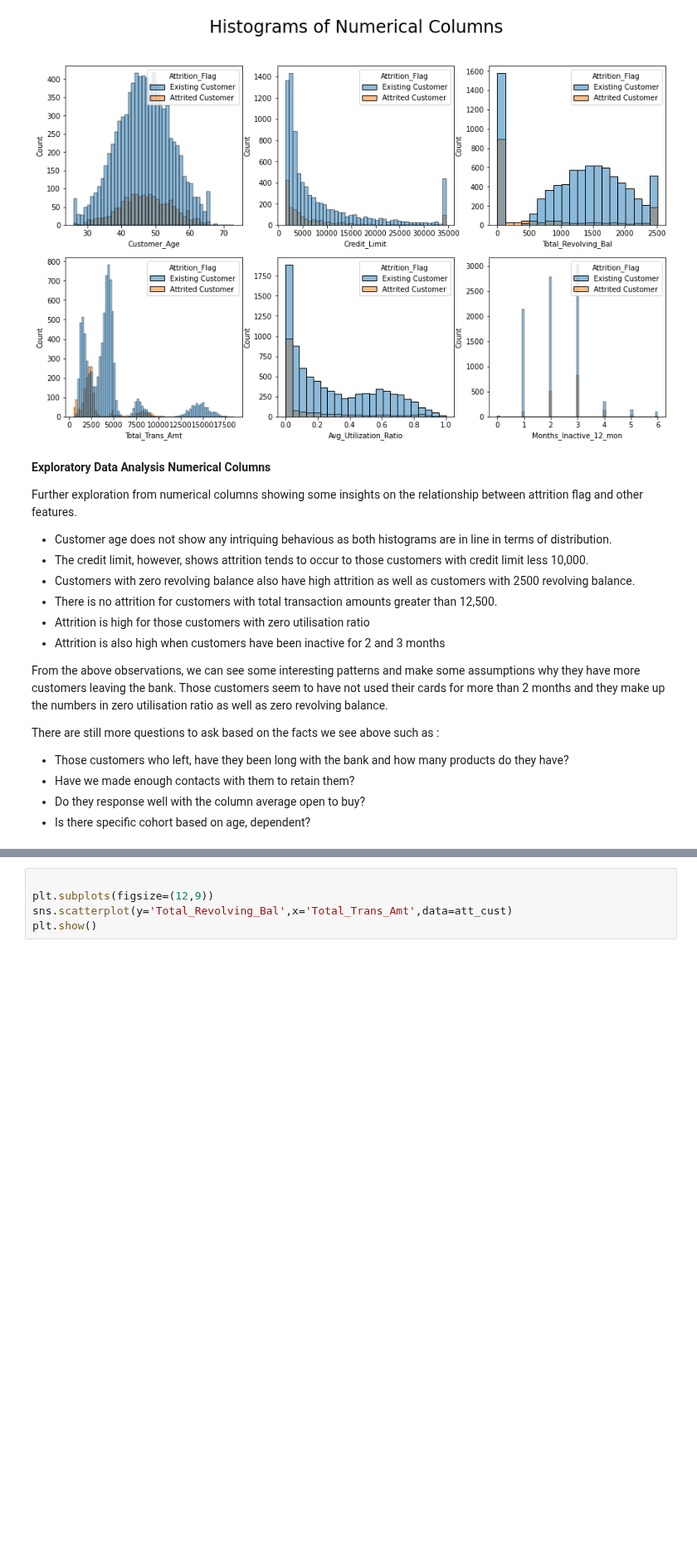
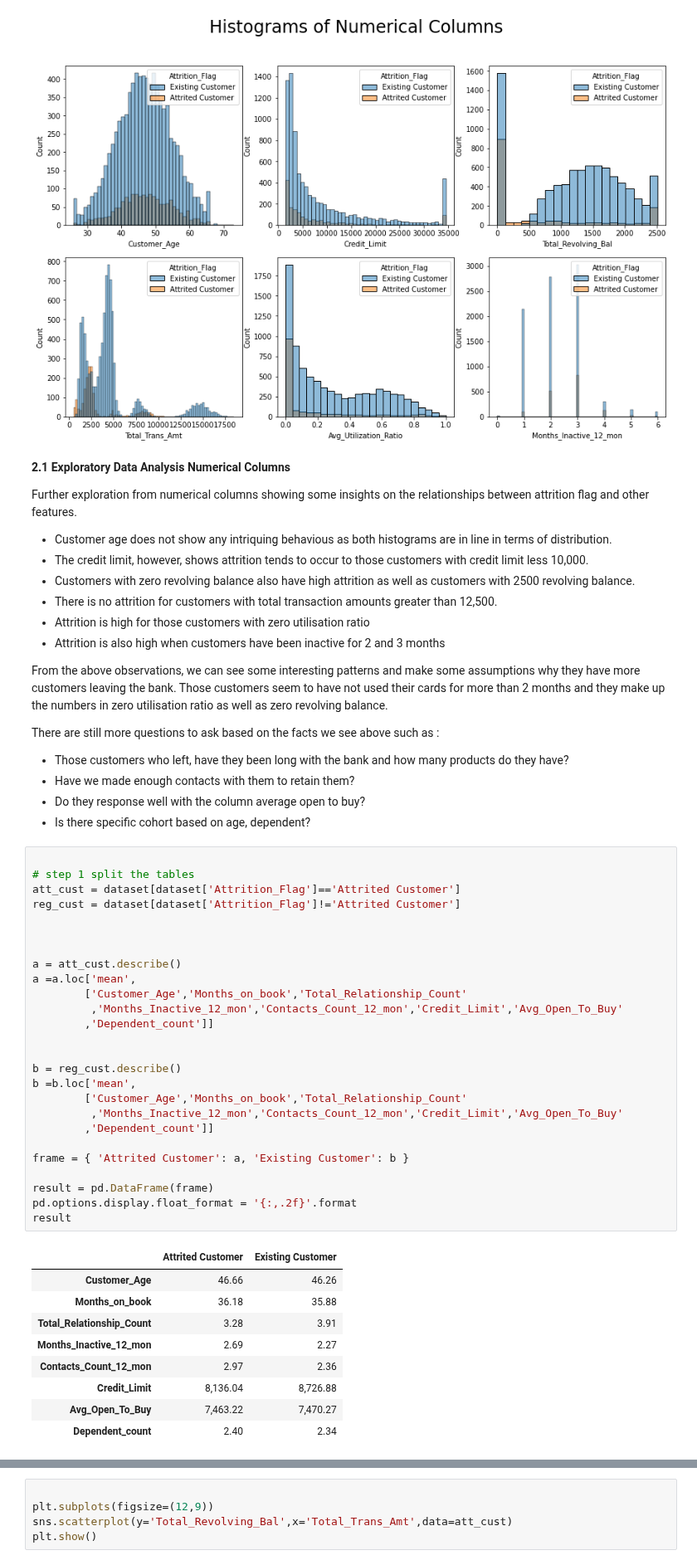
Before and after one commit to RonnyCh/mydsbook, a Jupyter notebook: Customer Churn From Kaggle.ipynb, the cells around one changed output, grey strips where cells are left out. Shown at 83% size. Drawn from its saved outputs; the diff is of its cells as text; blank space fills up the shorter version.

```diff
--- a/Customer Churn From Kaggle.ipynb
+++ b/Customer Churn From Kaggle.ipynb
@@ -58,9 +81,9 @@ for i,d in enumerate(columns):
 2
 [figure]
 # %% [markdown]
-**Exploratory Data Analysis Numerical Columns**
+**2.1 Exploratory Data Analysis Numerical Columns**
 
-Further exploration from numerical columns showing some insights on the relationship between attrition flag and other features.
+Further exploration from numerical columns showing some insights on the relationships between attrition flag and other features.
 
 - Customer age does not show any intriquing behavious as both histograms are in line in terms of distribution.
 - The credit limit, however, shows attrition tends to occur to those customers with credit limit less 10,000.
@@ -81,3 +104,39 @@ There are still more questions to ask based on the facts we see above such as :
 - Have we made enough contacts with them to retain them?
 - Do they response well with the column average open to buy?
 - Is there specific cohort based on age, dependent?
+# %%
+
+# step 1 split the tables
+att_cust = dataset[dataset['Attrition_Flag']=='Attrited Customer']
+reg_cust = dataset[dataset['Attrition_Flag']!='Attrited Customer']
+
+
+
+a = att_cust.describe()
+a =a.loc['mean',
+        ['Customer_Age','Months_on_book','Total_Relationship_Count'
+         ,'Months_Inactive_12_mon','Contacts_Count_12_mon','Credit_Limit','Avg_Open_To_Buy'
+        ,'Dependent_count']]
+
+
+b = reg_cust.describe()
+b =b.loc['mean',
+        ['Customer_Age','Months_on_book','Total_Relationship_Count'
+         ,'Months_Inactive_12_mon','Contacts_Count_12_mon','Credit_Limit','Avg_Open_To_Buy'
+        ,'Dependent_count']]
+
+frame = { 'Attrited Customer': a, 'Existing Customer': b }
+
+result = pd.DataFrame(frame)
+pd.options.display.float_format = '{:,.2f}'.format
+result
+# %% [output]
+|  | Attrited Customer | Existing Customer |
+| Customer_Age | 46.66 | 46.26 |
+| Months_on_book | 36.18 | 35.88 |
+| Total_Relationship_Count | 3.28 | 3.91 |
+| Months_Inactive_12_mon | 2.69 | 2.27 |
+| Contacts_Count_12_mon | 2.97 | 2.36 |
+| Credit_Limit | 8,136.04 | 8,726.88 |
+| Avg_Open_To_Buy | 7,463.22 | 7,470.27 |
+| Dependent_count | 2.40 | 2.34 |
```
Also changed, not shown: parts of 74 cells of this notebook.
